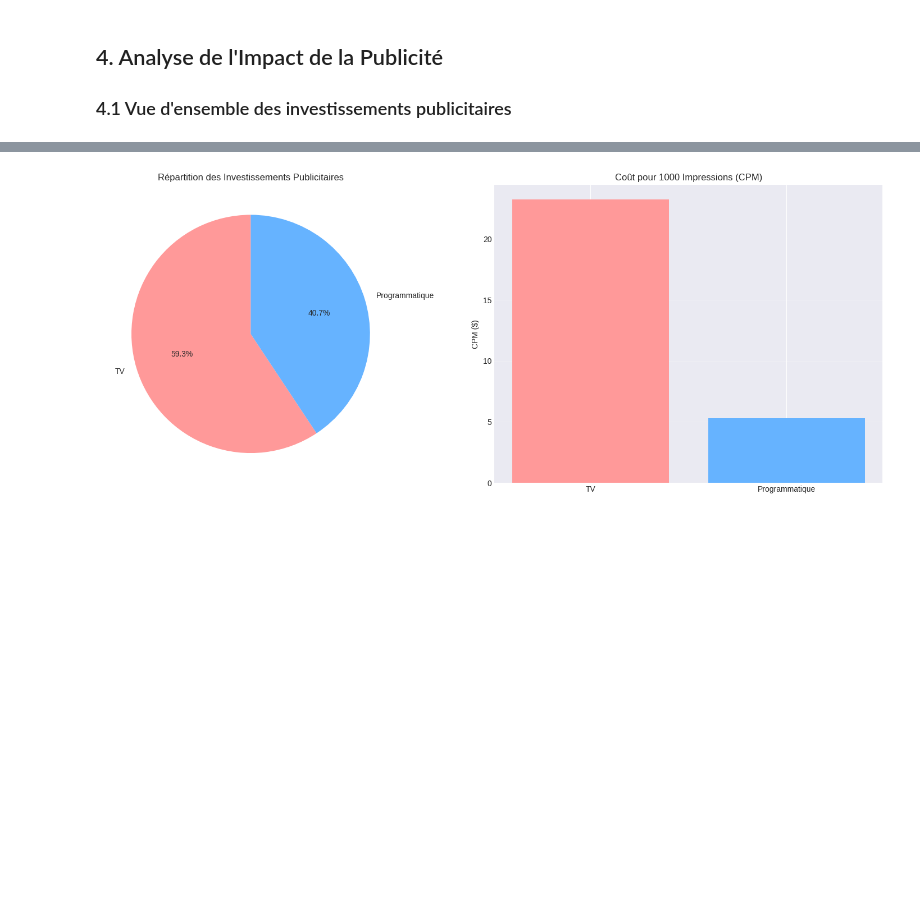
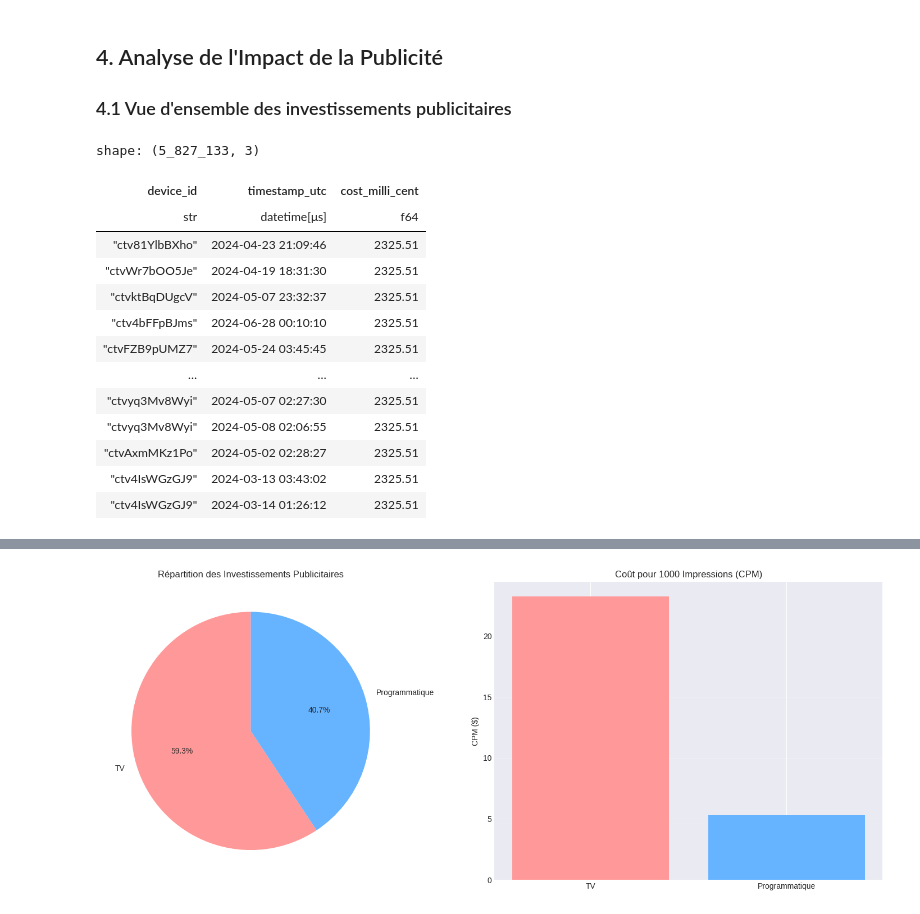
Before and after one commit to NathanDuboisset/data_challenge_mie, a Jupyter notebook: data_analysis.ipynb, the cells around one changed output, grey strips where cells are left out. Saved outputs shown, nothing was run; the diff lists cells and outputs as text; code cells hidden in the pictures; blank space fills up the shorter version.

```diff
--- a/data_analysis.ipynb
+++ b/data_analysis.ipynb
@@ -555,5 +565,22 @@ print("\n✓ Analyse socio-démographique complétée")
 ## 4. Analyse de l'Impact de la Publicité
 
 ### 4.1 Vue d'ensemble des investissements publicitaires
+# %%
+df_tv
+# %% [output]
+shape: (5_827_133, 3)
+| device_id | timestamp_utc | cost_milli_cent |
+| str | datetime[μs] | f64 |
+| "ctv81YlbBXho" | 2024-04-23 21:09:46 | 2325.51 |
+| "ctvWr7bOO5Je" | 2024-04-19 18:31:30 | 2325.51 |
+| "ctvktBqDUgcV" | 2024-05-07 23:32:37 | 2325.51 |
+| "ctv4bFFpBJms" | 2024-06-28 00:10:10 | 2325.51 |
+| "ctvFZB9pUMZ7" | 2024-05-24 03:45:45 | 2325.51 |
+| … | … | … |
+| "ctvyq3Mv8Wyi" | 2024-05-07 02:27:30 | 2325.51 |
+| "ctvyq3Mv8Wyi" | 2024-05-08 02:06:55 | 2325.51 |
+| "ctvAxmMKz1Po" | 2024-05-02 02:28:27 | 2325.51 |
+| "ctv4IsWGzGJ9" | 2024-03-13 03:43:02 | 2325.51 |
+| "ctv4IsWGzGJ9" | 2024-03-14 01:26:12 | 2325.51 |
 # %%
 # Conversion des coûts (milli cents -> dollars)
```
Also changed, not shown: parts of 5 cells of this notebook.
